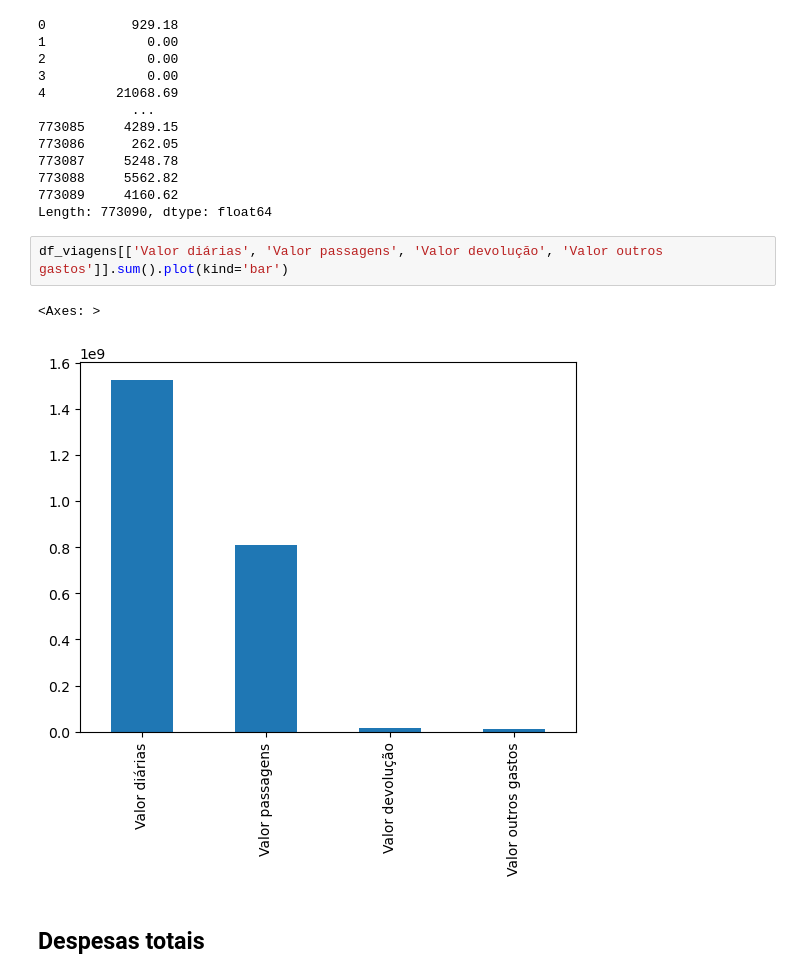
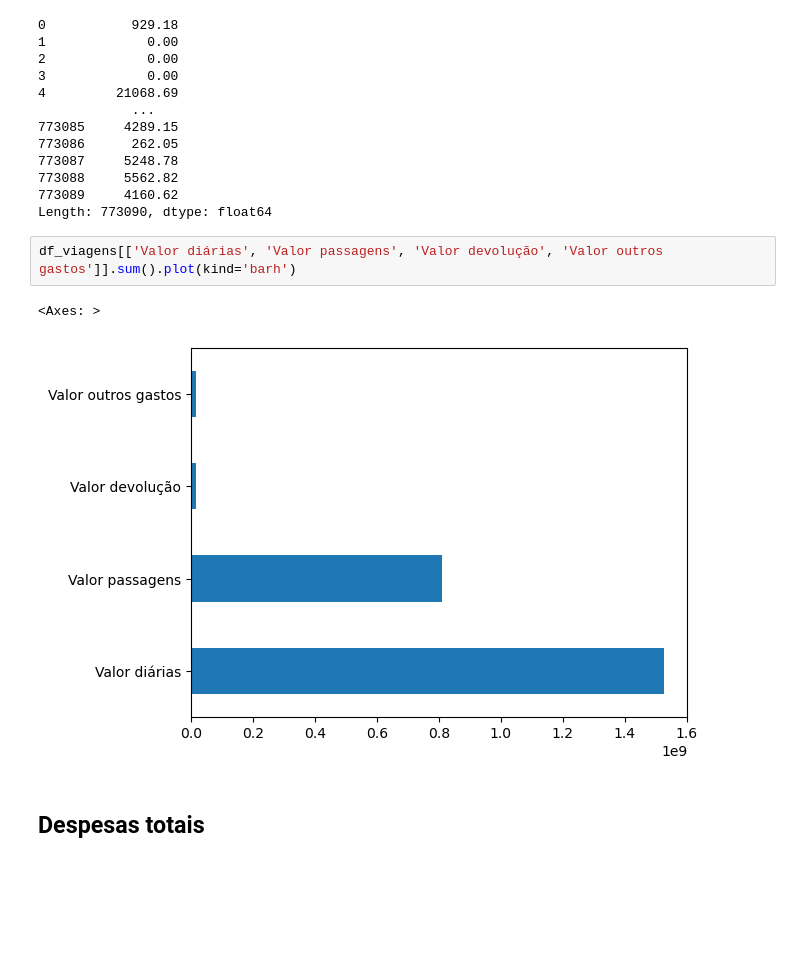
Before and after one commit to fhaelmarinho/analise_de_dados-portal_da_tranparencia, a Jupyter notebook: Governo Federal - Analise Dados de Viagem.ipynb, the cells around one changed output. Cells and saved outputs as stored; diff of their text form; blank space fills up the shorter version.

Commit message:
feat:Creation of charts and tables for analysis.

```diff
--- a/Governo Federal - Analise Dados de Viagem.ipynb
+++ b/Governo Federal - Analise Dados de Viagem.ipynb
@@ -108,10 +108,10 @@ df_viagens["Valor diárias"] + df_viagens["Valor passagens"] + df_viagens["Valor
 773089     4160.62
 Length: 773090, dtype: float64
 # %%
-df_viagens[['Valor diárias', 'Valor passagens', 'Valor devolução', 'Valor outros gastos']].sum().plot(kind='bar')
+df_viagens[['Valor diárias', 'Valor passagens', 'Valor devolução', 'Valor outros gastos']].sum().plot(kind='barh')
 # %% [output]
 <Axes: >
-[figure, old version]
+[figure, new version]
 # %% [markdown]
 ## Despesas totais
 # %%
```
Also changed, not shown: parts of 5 cells of this notebook.
